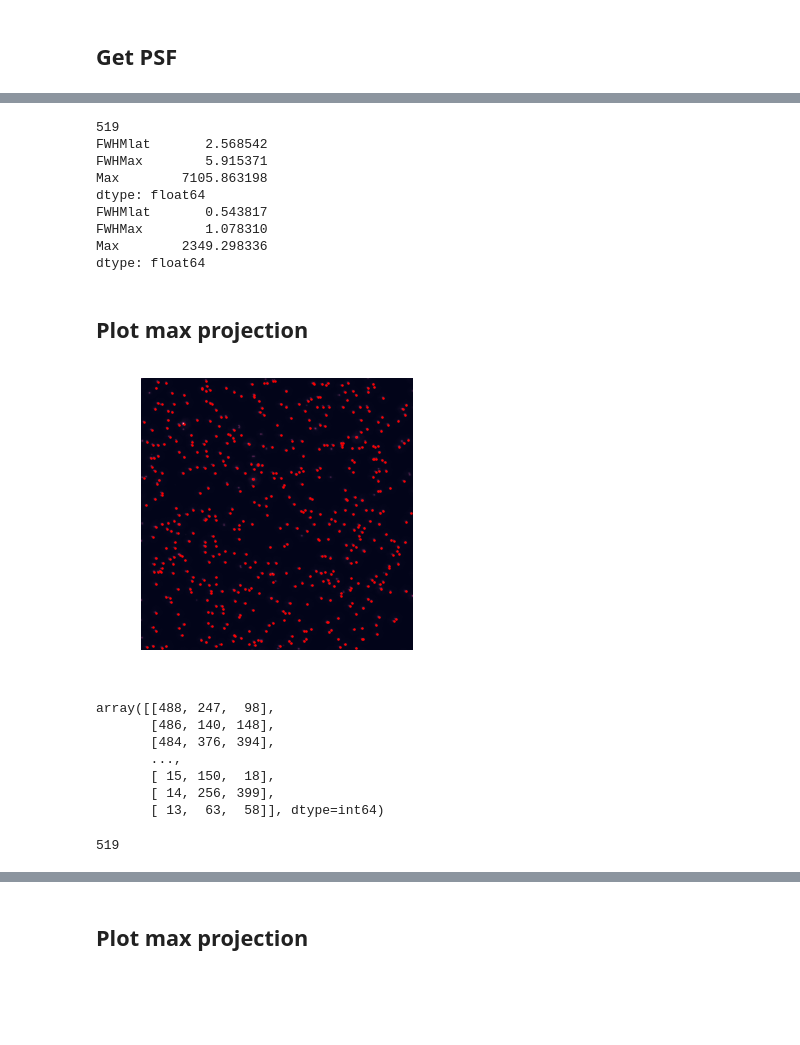
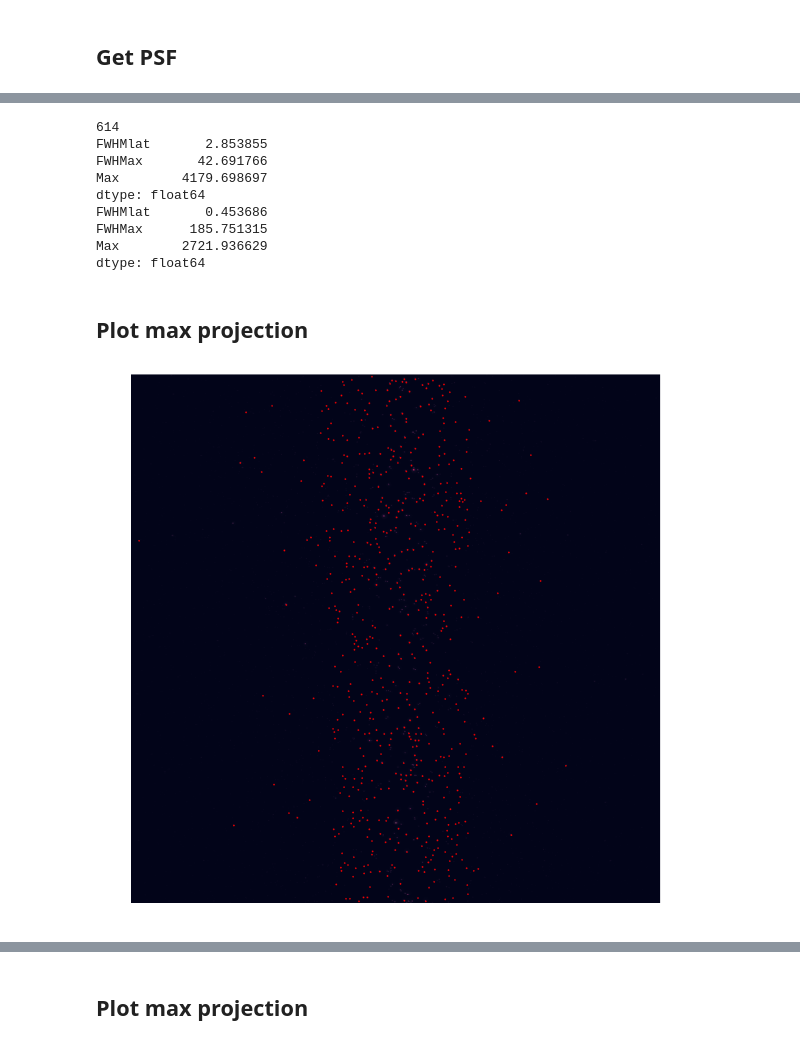
Before and after one commit to mesoSPIM/mesoSPIM-PSFanalysis, a Jupyter notebook: example-playground.ipynb, the cells around one changed output, grey strips where cells are left out. Cells and saved outputs as stored; diff of their text form; code cells hidden in the pictures; blank space fills up the shorter version.

```diff
--- a/example-playground.ipynb
+++ b/example-playground.ipynb
@@ -25,33 +35,13 @@ from IPython.display import display
 # %%
-FOVumLat = 61.0
-FOVpxLat = 512.0 # 512
-pxPerUmLat = FOVpxLat/FOVumLat
-pxPerUmAx = 2.0 # 2.0
-wavelength = 970.0
-NA = 0.6
-windowUm = [12, 2, 2]
-options = {'FOVumLat':FOVumLat, 'FOVpxLat':FOVpxLat, 'pxPerUmLat':FOVpxLat/FOVumLat, 'pxPerUmAx':pxPerUmAx, 'wavelength':970.0, 'NA':0.6, 'windowUm':windowUm}
+# 1/4 FOV
+FOVpxLat = 512.0 # 2048
+UmPerPxLat = 1.6
+pxPerUmLat = 1/UmPerPxLat
+FOVumLat = FOVpxLat / pxPerUmLat
+pxPerUmAx = 1.0 # 1.0
+windowUm = [20, 10, 10]
+options = {'FOVumLat':FOVumLat, 'FOVpxLat':FOVpxLat, 'pxPerUmLat':FOVpxLat/FOVumLat, 'pxPerUmAx':pxPerUmAx, 'windowUm':windowUm}
 options['thresh'] = .05
-# %%
-FOVumLat = 819.2
-FOVpxLat = 512.0 # 512
-pxPerUmLat = FOVpxLat/FOVumLat
-pxPerUmAx = 1.0 # 1.0
-wavelength = 488.0
-NA = 0.2
-windowUm = [12, 2, 2]
-options = {'FOVumLat':FOVumLat, 'FOVpxLat':FOVpxLat, 'pxPerUmLat':FOVpxLat/FOVumLat, 'pxPerUmAx':pxPerUmAx, 'wavelength':wavelength, 'NA':NA, 'windowUm':windowUm}
-options['thresh'] = .05
-# %%
-FOVumLat = 409.6
-FOVpxLat = 256.0 # 512
-pxPerUmLat = FOVpxLat/FOVumLat
-pxPerUmAx = 1.0 # 1.0
-wavelength = 488.0
-NA = 0.2
-windowUm = [12, 6, 6]
-options = {'FOVumLat':FOVumLat, 'FOVpxLat':FOVpxLat, 'pxPerUmLat':FOVpxLat/FOVumLat, 'pxPerUmAx':pxPerUmAx, 'wavelength':wavelength, 'NA':NA, 'windowUm':windowUm}
-options['thresh'] = .05
 # %%
 options
 # %% [output]
@@ -72,2 +62,4 @@ im = imread('./data/test1.tif', plugin='tifffile')
+# %%
+im = imread('./data/5ms_2nd_noETL_488_nm_508_520-35_4x_Right_000000-2-200slices.tif', plugin='tifffile')  # 2048 px testdata
 # %%
 data, beads, maxima, centers, smoothed = compute(im, options)
@@ -133,40 +95,30 @@ print(len(PSF))
 print(PSF.mean())
 print(PSF.std())
 # %% [output]
-519
-FWHMlat       2.568542
-FWHMax        5.915371
-Max        7105.863198
+614
+FWHMlat       2.853855
+FWHMax       42.691766
+Max        4179.698697
 dtype: float64
-FWHMlat       0.543817
-FWHMax        1.078310
-Max        2349.298336
+FWHMlat       0.453686
+FWHMax      185.751315
+Max        2721.936629
 dtype: float64
 # %% [markdown]
 ## Plot max projection
 # %%
-plt.figure(figsize=(5,5));
+plt.figure(figsize=(15,15));
 plt.imshow(smoothed);
 plt.plot(centers[:, 2], centers[:, 1], 'r.', ms=5);
 plt.xlim([0, smoothed.shape[0]])
 plt.ylim([smoothed.shape[1], 0])
 plt.axis('off');
 # %% [output]
-[figure, old version]
+[figure, new version]
 # %%
 centers
-# %% [output]
-array([[488, 247,  98],
-       [486, 140, 148],
-       [484, 376, 394],
-       ...,
-       [ 15, 150,  18],
-       [ 14, 256, 399],
-       [ 13,  63,  58]], dtype=int64)
 # %%
 len(centers)
-# %% [output]
-519
 # %%
 Ycenters = centers[:,1]
 Xcenters = centers[:,2]
```
Also changed, not shown: parts of 21 cells of this notebook, 1 other file.
